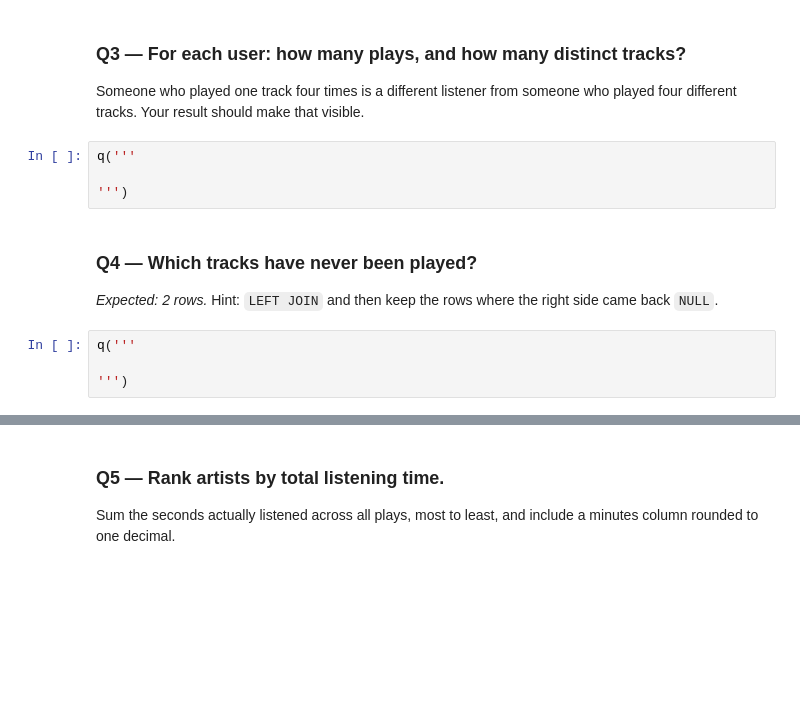
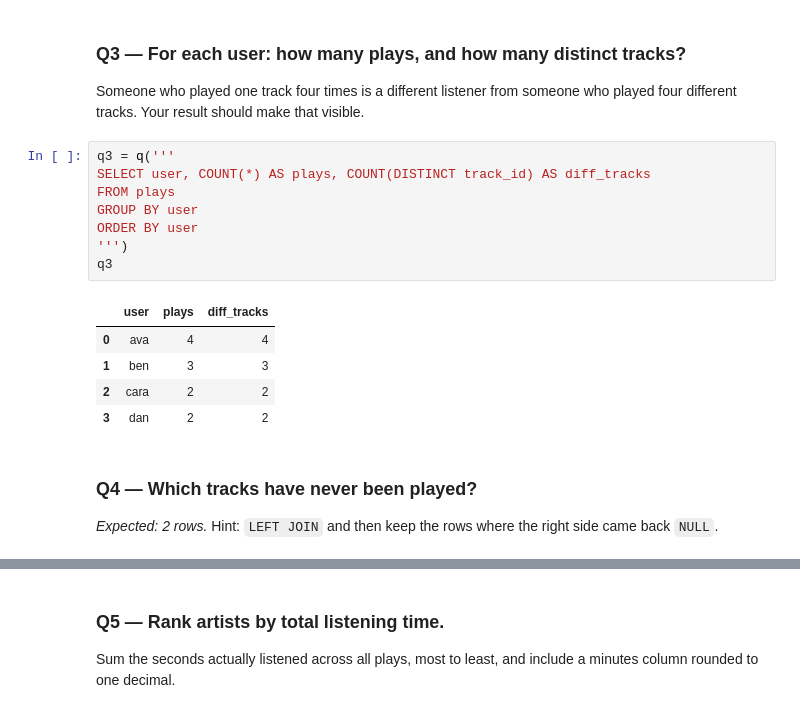
Before and after one commit to derekhatherley/ds2002-fa26, a Jupyter notebook: 2026_09_11_—_SQL_Challenge_Set_—_Lab.ipynb, the cells around one changed output, grey strips where cells are left out. Cells and saved outputs as stored; diff of their text form; blank space fills up the shorter version.

```diff
--- a/2026_09_11_—_SQL_Challenge_Set_—_Lab.ipynb
+++ b/2026_09_11_—_SQL_Challenge_Set_—_Lab.ipynb
@@ -60,15 +90,21 @@ q('''
 ### Q3 — For each user: how many plays, and how many distinct tracks?
 
 Someone who played one track four times is a different listener from someone who played four different tracks. Your result should make that visible.
-# %%
-q('''
-
-''')
+# %%
+q3 = q('''
+SELECT user, COUNT(*) AS plays, COUNT(DISTINCT track_id) AS diff_tracks
+FROM plays
+GROUP BY user
+ORDER BY user
+''')
+q3
+# %% [output]
+|  | user | plays | diff_tracks |
+| 0 | ava | 4 | 4 |
+| 1 | ben | 3 | 3 |
+| 2 | cara | 2 | 2 |
+| 3 | dan | 2 | 2 |
 # %% [markdown]
 ### Q4 — Which tracks have never been played?
 
 *Expected: 2 rows.* Hint: `LEFT JOIN` and then keep the rows where the right side came back `NULL`.
-# %%
-q('''
-
-''')
```
Also changed, not shown: parts of 15 cells of this notebook.
